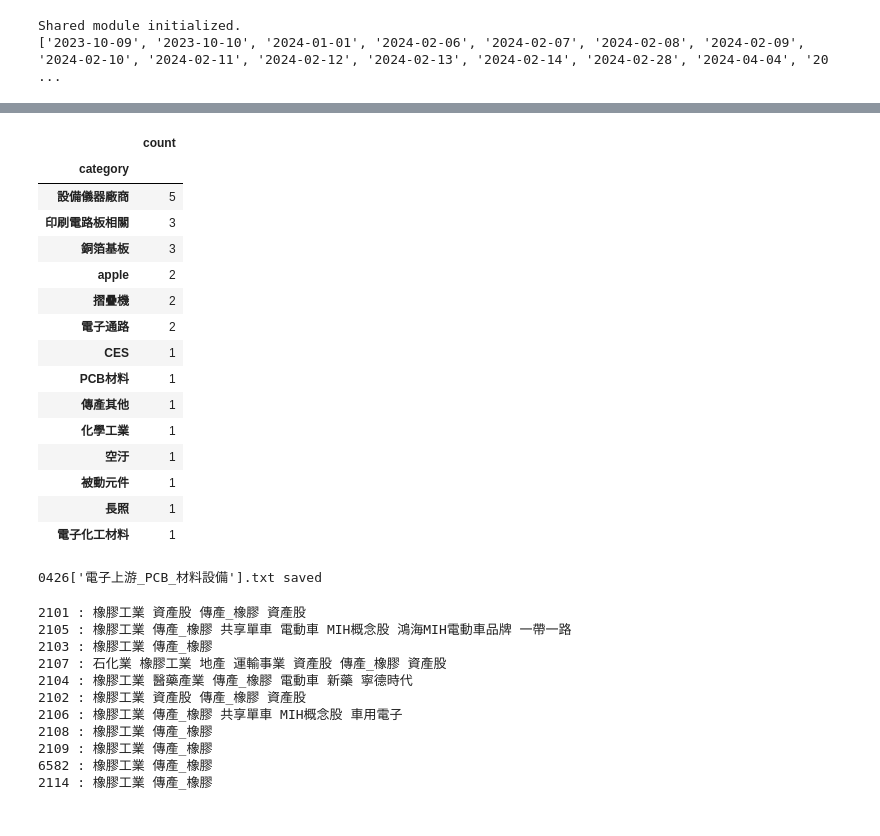
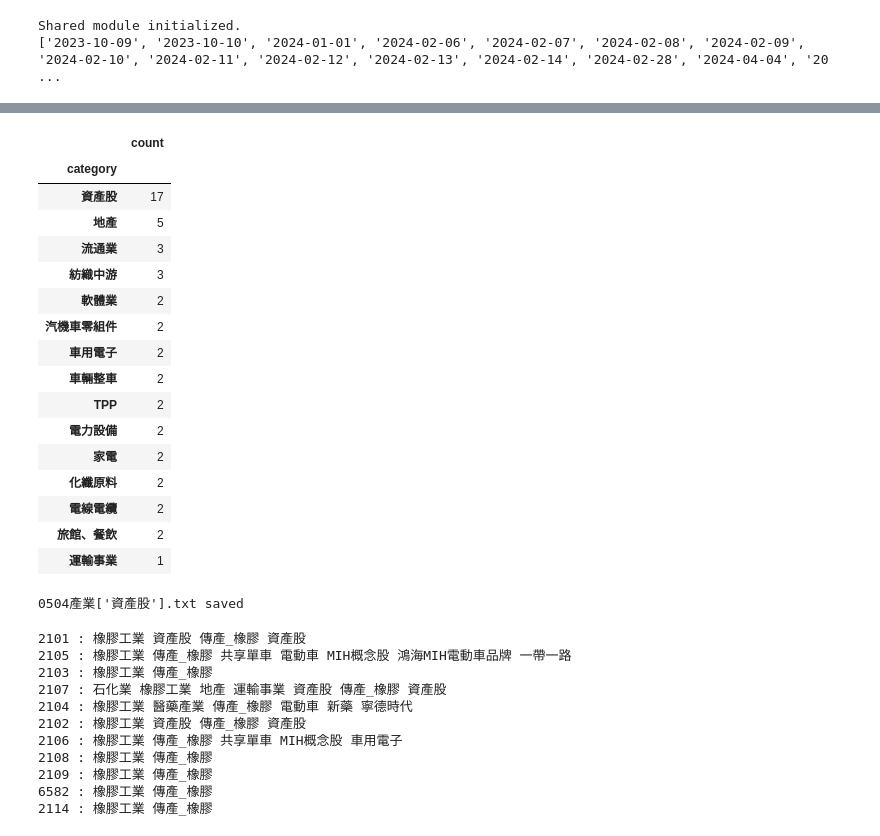
Before and after one commit to johnnyliao0325/Stock_RS_Strategy_Manager, a Jupyter notebook: Stock_RS_rate_analysis/industry category.ipynb, the cells around one changed output, grey strips where cells are left out. Cells and saved outputs as stored; diff of their text form; code cells hidden in the pictures.

```diff
--- a/Stock_RS_rate_analysis/industry category.ipynb
+++ b/Stock_RS_rate_analysis/industry category.ipynb
@@ -155,12 +155,12 @@ def get_tradingview_format():
     allstock_info.set_index('ID', inplace = True)
     # print(allstock_info)
     return allstock_info
-d = '2024-04-26'
+d = '2024-05-03'
 industry_df = pd.read_excel(r'C:\Users\User\Desktop\StockInfoHub\others\產業別.xlsx').astype(int).astype(str)
 group_df = pd.read_excel(r'C:\Users\User\Desktop\StockInfoHub\others\族群_複製.xlsx').astype(int).astype(str)
 concept_df = pd.read_excel(r'C:\Users\User\Desktop\StockInfoHub\others\概念股_複製.xlsx').astype(int).astype(str)
 rs = pd.read_excel(fr'C:\Users\User\Desktop\StockInfoHub\Stock_Data_Collector\250RS選股\{d}250RS選股.xlsx')['ID'].astype(str)
-rschoose_df = pd.read_excel(fr'C:\Users\User\Desktop\StockInfoHub\Stock_Data_Collector\全個股條件篩選\{d}選股.xlsx')
+rschoose_df = pd.read_excel(fr'C:\Users\User\Desktop\StockInfoHub\Stock_Data_Collector\全個股條件篩選_1\{d}選股.xlsx')
 try:
     a = allstock_info
 except NameError:
@@ -206,7 +206,7 @@ CF_df['CF'] = [round(100-(i/14), 1) for i in CF_df.index.values]
 
 CF_top = CF_df.iloc[:20]['ID'].astype(str).values
 
-to_watch = individual
+to_watch = CF_top
 
 for id in to_watch:
     stock_ind = []
@@ -259,7 +289,7 @@ from time import sleep as delay
 show = True
 show_all = False
 save_to_txt = True
-description = '0426'
+description = '0504產業'
 if show_all:
     CF_threshold = 1800
     ES_threshold = 1800
@@ -268,7 +298,8 @@ else:
     ES_threshold = 400
 # variable == intersection or union
 mode = 'union'
-industry_name_list = '電子上游_PCB_材料設備'.split('.')
+all_text = ''
+industry_name_list = 'AR.旅展'.split('.')
 for industry_name in industry_name_list:
     alist = []
     industry_category_df = []
@@ -283,6 +314,7 @@ for industry_name in industry_name_list:
     sort_stocks = sort_stocks.loc[sort_stocks['ID'].isin(sort_stocks_ES['ID'])]
     print(f'RS > {100 - round(ES_threshold/14, 2)}% & CF > {100 - round(CF_threshold/14, 2)}% : {sort_stocks.shape[0]}支')
     # 特定產業
+    industry_text_name = '###'
     industry_name = industry_name.split(' ')
     if mode == 'intersection':
         for i, industry in enumerate(industry_name):
@@ -292,8 +324,13 @@ for industry_name in industry_name_list:
                 industry_stock = industry_ID_list
             else:
                 industry_stock = np.intersect1d(industry_stock, industry_ID_list)
+            industry_text_name += industry
+            industry_text_name += ' & '
     else:
         industry_stock = all_df2.loc[all_df2['industry'].isin(industry_name)]['ID'].values
+        for industry in industry_name:
+            industry_text_name += industry
+            industry_text_name += ' | '
         # print(f'{industry_name} : {industry_stock.shape[0]}')
 
     print(f'{industry_name} : {industry_stock.shape[0]}支')
@@ -339,10 +376,11 @@ for industry_name in industry_name_list:
         elif allstock_info.loc[id, '市場別'] == '上市':
             text += f'TWSE:{id}\n'
         # create and save to txt
-    if save_to_txt == True:
-        with open(f'C:/Users/User/Desktop/StockInfoHub/Stock_Data_Collector/tradingview觀察清單/{description}{industry_name}.txt', 'w', encoding='utf-8') as f:
-            f.write(text)
-    print(f'{description}{industry_name}.txt saved')
-    delay(1)
+    all_text = all_text + industry_text_name + '\n'
+    all_text += text
+if save_to_txt == True:
+    with open(f'C:/Users/User/Desktop/StockInfoHub/Stock_Data_Collector/tradingview觀察清單/{description}.txt', 'w', encoding='utf-8') as f:
+        f.write(all_text)
+print(f'{description}{industry_name}.txt saved')
 # %% [output]
 RS > 71.43% : 400支 | CF > 42.86% : 800支
@@ -362,20 +403,21 @@ RS > 71.43% & CF > 42.86% : 358支
 |  | count |
 | category |  |
-| 設備儀器廠商 | 5 |
-| 印刷電路板相關 | 3 |
-| 銅箔基板 | 3 |
-| apple | 2 |
-| 摺疊機 | 2 |
-| 電子通路 | 2 |
-| CES | 1 |
-| PCB材料 | 1 |
-| 傳產其他 | 1 |
-| 化學工業 | 1 |
-| 空汙 | 1 |
-| 被動元件 | 1 |
-| 長照 | 1 |
-| 電子化工材料 | 1 |
+| 資產股 | 17 |
+| 地產 | 5 |
+| 流通業 | 3 |
+| 紡織中游 | 3 |
+| 軟體業 | 2 |
+| 汽機車零組件 | 2 |
+| 車用電子 | 2 |
+| 車輛整車 | 2 |
+| TPP | 2 |
+| 電力設備 | 2 |
+| 家電 | 2 |
+| 化纖原料 | 2 |
+| 電線電纜 | 2 |
+| 旅館、餐飲 | 2 |
+| 運輸事業 | 1 |
-0426['電子上游_PCB_材料設備'].txt saved
+0504產業['資產股'].txt saved
 # %%
 # 看股票產業
 individual = '1616 3167 2439'.split(' ')
```
Also changed, not shown: parts of 2 cells of this notebook, 7 other files.
